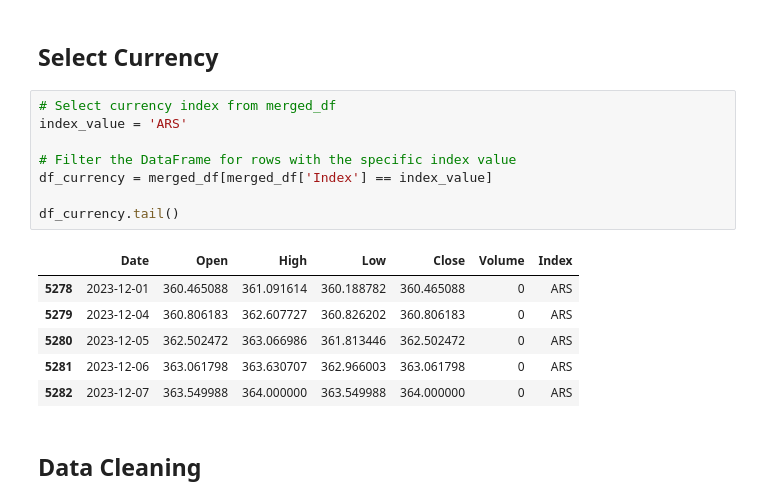
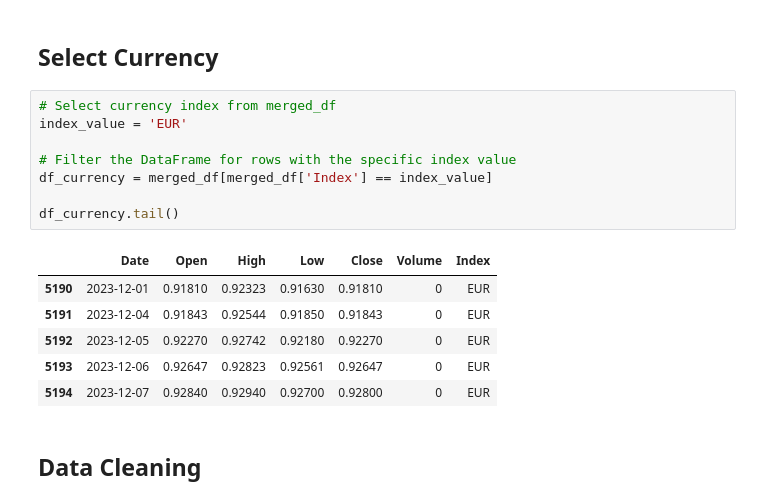
Before and after one commit to Stefan-Kniejski/Project-4-Group-2, a Jupyter notebook: Analysis/currency_regression.ipynb, the cells around one changed output. Drawn from its saved outputs; the diff is of its cells as text.

```diff
--- a/Analysis/currency_regression.ipynb
+++ b/Analysis/currency_regression.ipynb
@@ -48,19 +48,19 @@ merged_df
 ## Select Currency
 # %%
 # Select currency index from merged_df
-index_value = 'ARS'
+index_value = 'EUR'
 
 # Filter the DataFrame for rows with the specific index value
 df_currency = merged_df[merged_df['Index'] == index_value]
 
 df_currency.tail()
 # %% [output]
 |  | Date | Open | High | Low | Close | Volume | Index |
-| 5278 | 2023-12-01 | 360.465088 | 361.091614 | 360.188782 | 360.465088 | 0 | ARS |
-| 5279 | 2023-12-04 | 360.806183 | 362.607727 | 360.826202 | 360.806183 | 0 | ARS |
-| 5280 | 2023-12-05 | 362.502472 | 363.066986 | 361.813446 | 362.502472 | 0 | ARS |
-| 5281 | 2023-12-06 | 363.061798 | 363.630707 | 362.966003 | 363.061798 | 0 | ARS |
-| 5282 | 2023-12-07 | 363.549988 | 364.000000 | 363.549988 | 364.000000 | 0 | ARS |
+| 5190 | 2023-12-01 | 0.91810 | 0.92323 | 0.91630 | 0.91810 | 0 | EUR |
+| 5191 | 2023-12-04 | 0.91843 | 0.92544 | 0.91850 | 0.91843 | 0 | EUR |
+| 5192 | 2023-12-05 | 0.92270 | 0.92742 | 0.92180 | 0.92270 | 0 | EUR |
+| 5193 | 2023-12-06 | 0.92647 | 0.92823 | 0.92561 | 0.92647 | 0 | EUR |
+| 5194 | 2023-12-07 | 0.92840 | 0.92940 | 0.92700 | 0.92800 | 0 | EUR |
 # %% [markdown]
 ## Data Cleaning
 # %%
```
Also changed, not shown: parts of 17 cells of this notebook.
